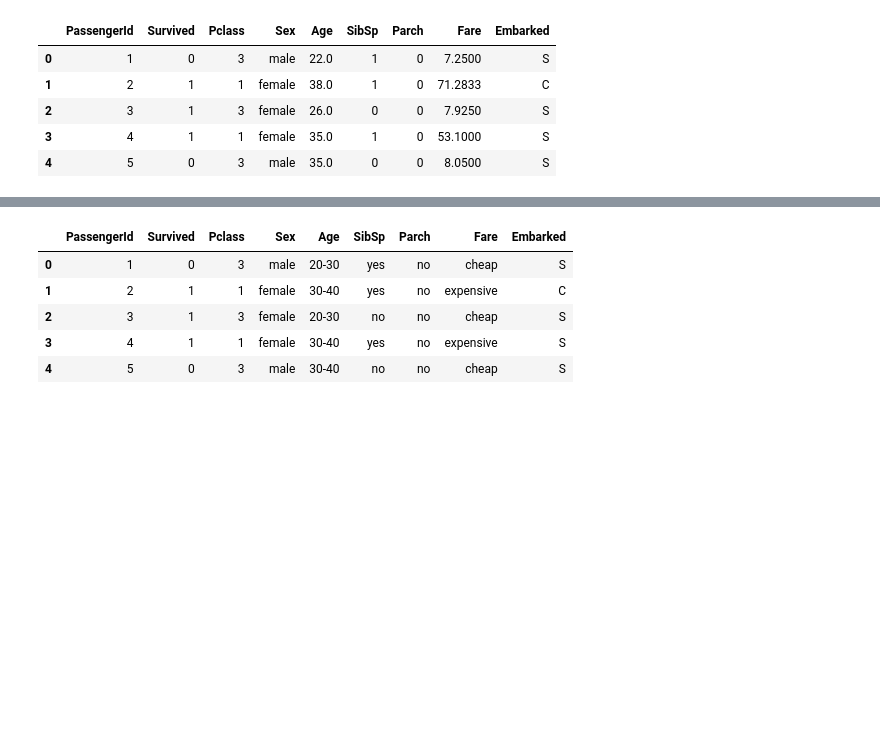
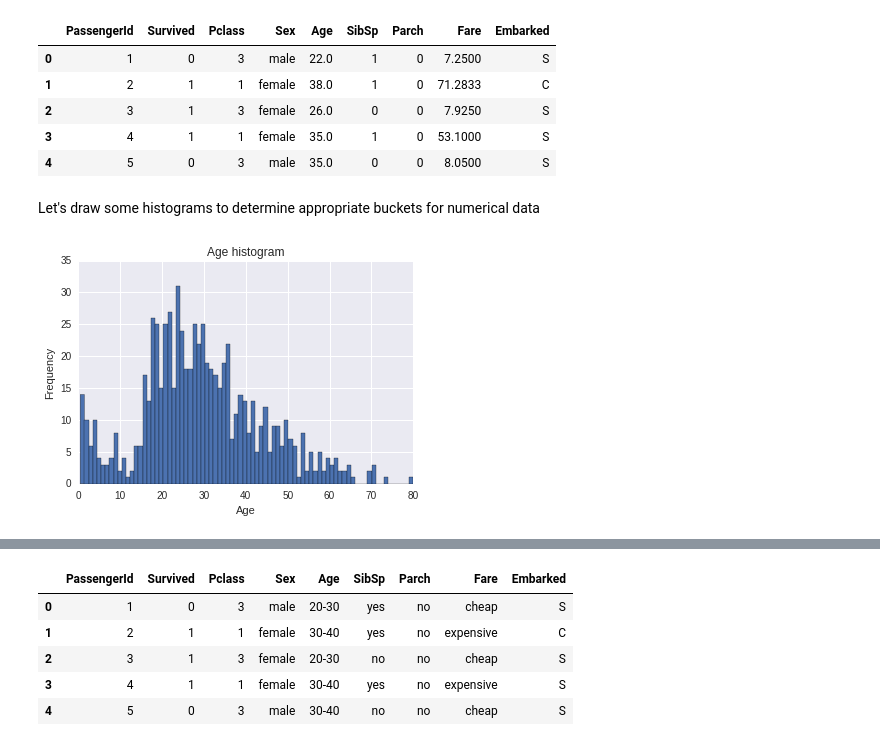
Before and after one commit to vshalaev/investigate-dataset, a Jupyter notebook: investigate-dataset.ipynb, the cells around one changed output, grey strips where cells are left out. Drawn from its saved outputs; the diff is of its cells as text; code cells hidden in the pictures; blank space fills up the shorter version.

```diff
--- a/investigate-dataset.ipynb
+++ b/investigate-dataset.ipynb
@@ -78,3 +80,12 @@ train.head()
 | 2 | 3 | 1 | 3 | female | 26.0 | 0 | 0 | 7.9250 | S |
 | 3 | 4 | 1 | 1 | female | 35.0 | 1 | 0 | 53.1000 | S |
 | 4 | 5 | 0 | 3 | male | 35.0 | 0 | 0 | 8.0500 | S |
+# %% [markdown]
+Let's draw some histograms to determine appropriate buckets for numerical data
+# %%
+plt.title('Age histogram')
+plt.xlabel('Age')
+train['Age'].dropna().plot(kind='hist', bins = int(max(train['Age'])))
+plt.show()
+# %% [output]
+[figure, added]
```
Also changed, not shown: parts of 43 cells of this notebook, 1 other file.
